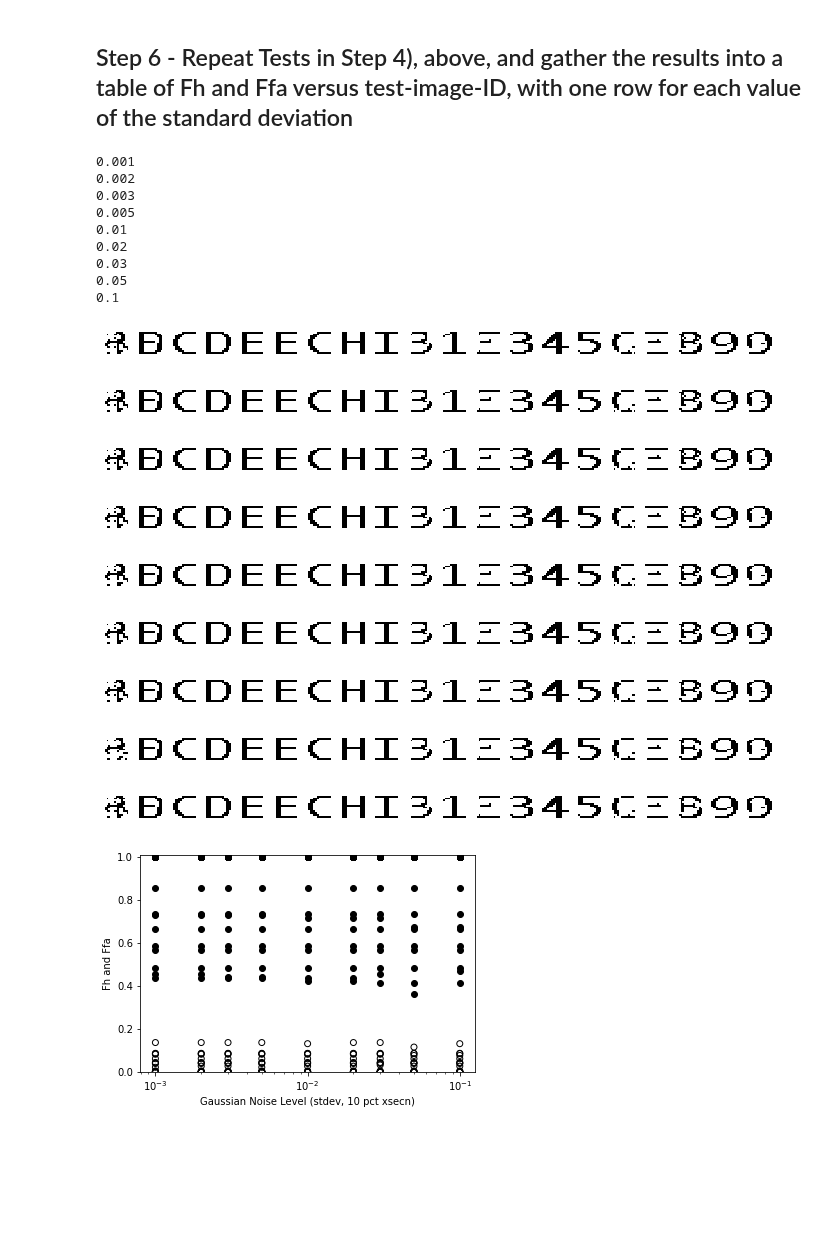
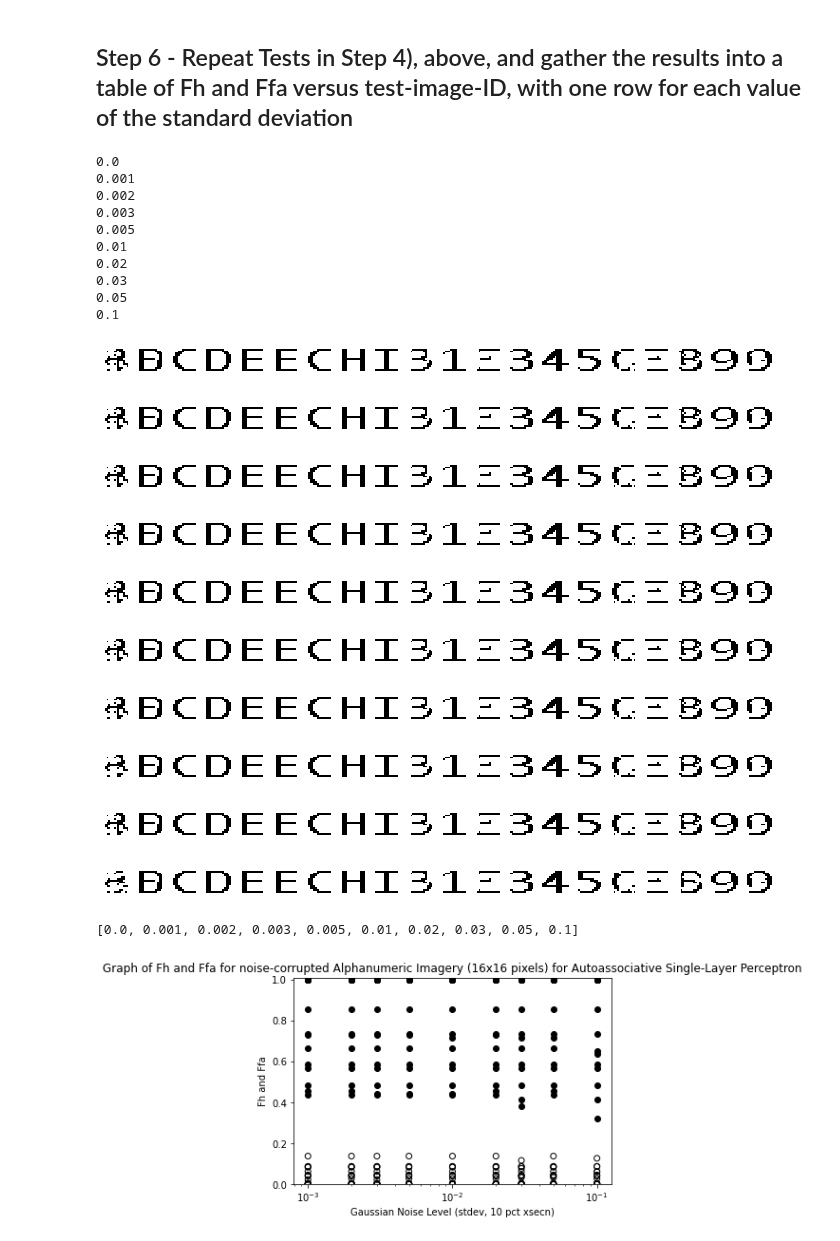
Before and after one commit to BazingaOo/CAP6615, a Jupyter notebook: HW1/CAP6615_Programming_Assignment#1Ap3.ipynb, the cells around one changed output. Cells and saved outputs as stored; diff of their text form; code cells hidden in the pictures; blank space fills up the shorter version.

```diff
--- a/HW1/CAP6615_Programming_Assignment#1Ap3.ipynb
+++ b/HW1/CAP6615_Programming_Assignment#1Ap3.ipynb
@@ -405,7 +405,7 @@ Text(0, 0.5, 'Fh')
 ## Step 5 - Perturb your dataset (from 1), above) by adding noise
 # %%
 # standard deviation
-sd = [0.001, 0.002, 0.003, 0.005, 0.01, 0.02, 0.03, 0.05, 0.1]
+sd = [0.0, 0.001, 0.002, 0.003, 0.005, 0.01, 0.02, 0.03, 0.05, 0.1]
 # %%
 dataset_reshaped.shape
 # dataset_noise = np.ndarray(shape=dataset_reshaped.shape, dtype=np.float32)
@@ -553,6 +554,7 @@ for sigma in sd:
     Fh_res_all.append(Fh_res)
     Ffa_res_all.append(Ffa_res)
 # %% [output]
+0.0
 0.001
 0.002
 0.003
@@ -571,6 +573,7 @@ for sigma in sd:
 [figure]
 [figure]
 [figure]
+[figure, added]
 # %%
 # # Use the nn package to define our model
 # # Fully-connected Network
@@ -619,19 +622,24 @@ for sigma in sd:
 #     Fh, Ffa = metrics(x, y)
 #     Fh_res+= [Fh]
 #     Ffa_res+= [Ffa]
+# %%
+sd
+# %% [output]
+[0.0, 0.001, 0.002, 0.003, 0.005, 0.01, 0.02, 0.03, 0.05, 0.1]
 # %%
-for i in range(len(sd)):
+for i in range(1, len(sd)):
     plt.plot([sd[i]]*n_sample, Fh_res_all[i],'o', color='black')
     plt.scatter([sd[i]]*n_sample, Ffa_res_all[i], facecolors='none', edgecolors='black')
     plt.xscale('log')
 
 # plt.xlim(0, 0.1)
 plt.ylim(0, 1.01)
 plt.xlabel("Gaussian Noise Level (stdev, 10 pct xsecn)")
 plt.ylabel("Fh and Ffa")
+plt.title("Graph of Fh and Ffa for noise-corrupted Alphanumeric Imagery (16x16 pixels) for Autoassociative Single-Layer Perceptron")
 plt.show()
 # %% [output]
-[figure, old version]
+[figure, new version]
 # %%
 Fh_res_all
 # %% [output]
```
Also changed, not shown: parts of 3 cells of this notebook.
